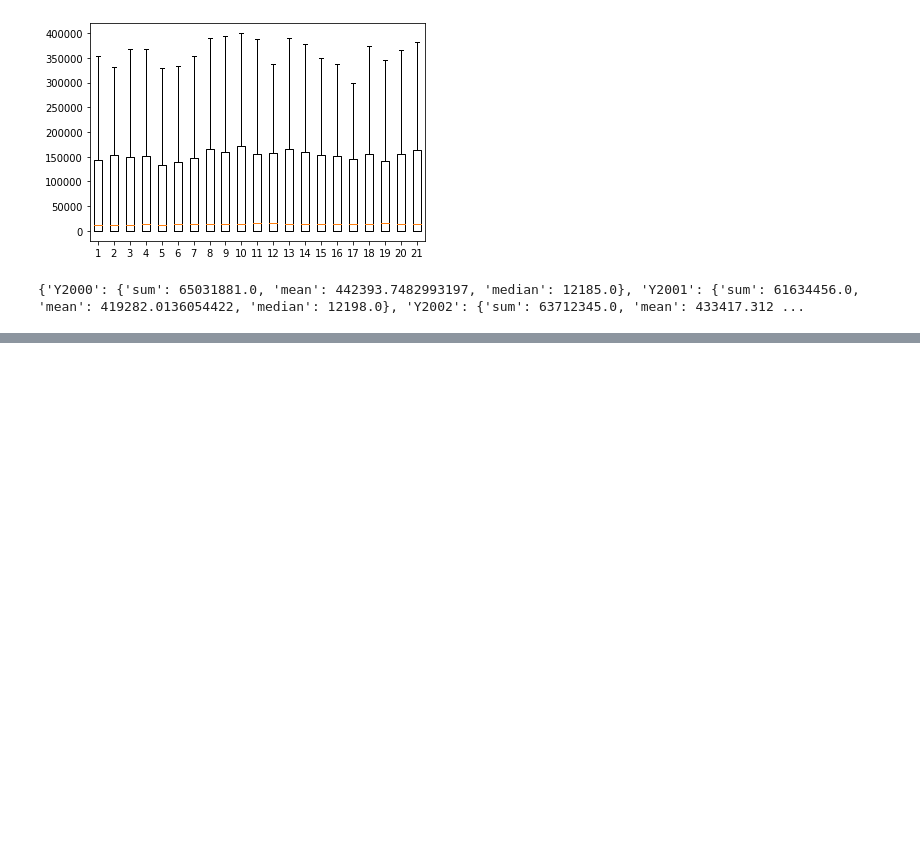
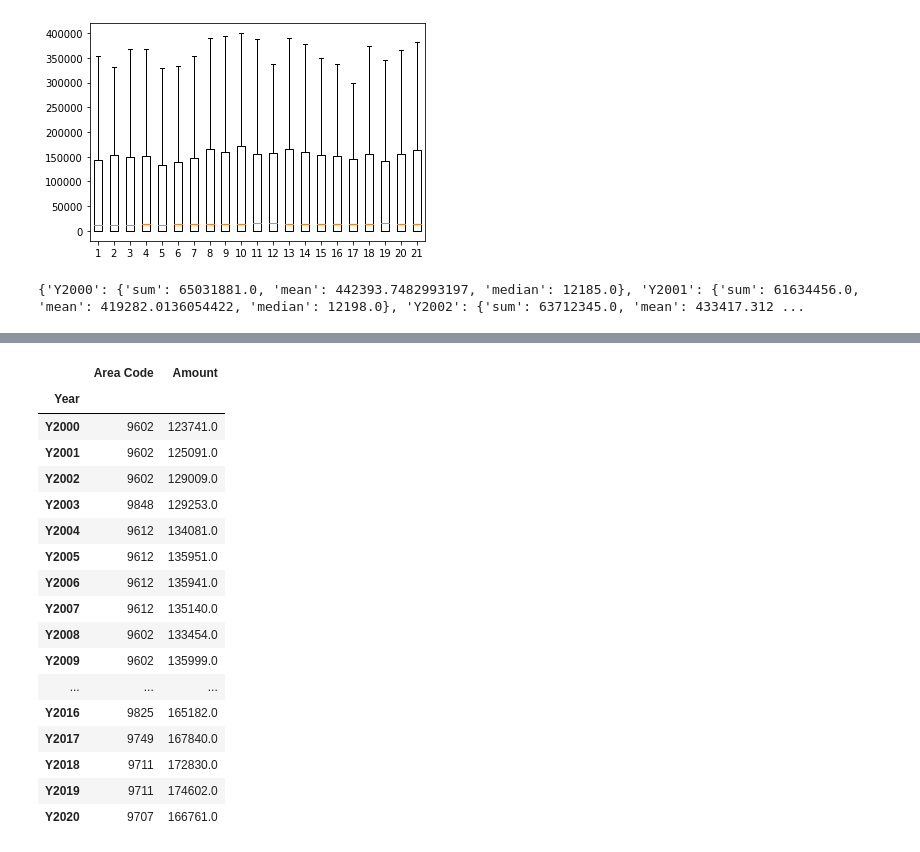
Before and after one commit to polarbearcode/DataAnalysis, a Jupyter notebook: AgricultureData/Orange.ipynb, the cells around one changed output, grey strips where cells are left out. Cells and saved outputs as stored; diff of their text form; code cells hidden in the pictures; blank space fills up the shorter version.

```diff
--- a/AgricultureData/Orange.ipynb
+++ b/AgricultureData/Orange.ipynb
@@ -141,0 +205,22 @@ print(statsDict)
+# %%
+otherSum = agDataOranges[agDataOranges["Label"] == "Other"].groupby(["Year"]).sum()
+otherSum
+# %% [output]
+|  | Area Code | Amount |
+| Year |  |  |
+| Y2000 | 9602 | 123741.0 |
+| Y2001 | 9602 | 125091.0 |
+| Y2002 | 9602 | 129009.0 |
+| Y2003 | 9848 | 129253.0 |
+| Y2004 | 9612 | 134081.0 |
+| Y2005 | 9612 | 135951.0 |
+| Y2006 | 9612 | 135941.0 |
+| Y2007 | 9612 | 135140.0 |
+| Y2008 | 9602 | 133454.0 |
+| Y2009 | 9602 | 135999.0 |
+| ... | ... | ... |
+| Y2016 | 9825 | 165182.0 |
+| Y2017 | 9749 | 167840.0 |
+| Y2018 | 9711 | 172830.0 |
+| Y2019 | 9711 | 174602.0 |
+| Y2020 | 9707 | 166761.0 |
```
Also changed, not shown: parts of 7 cells of this notebook.
